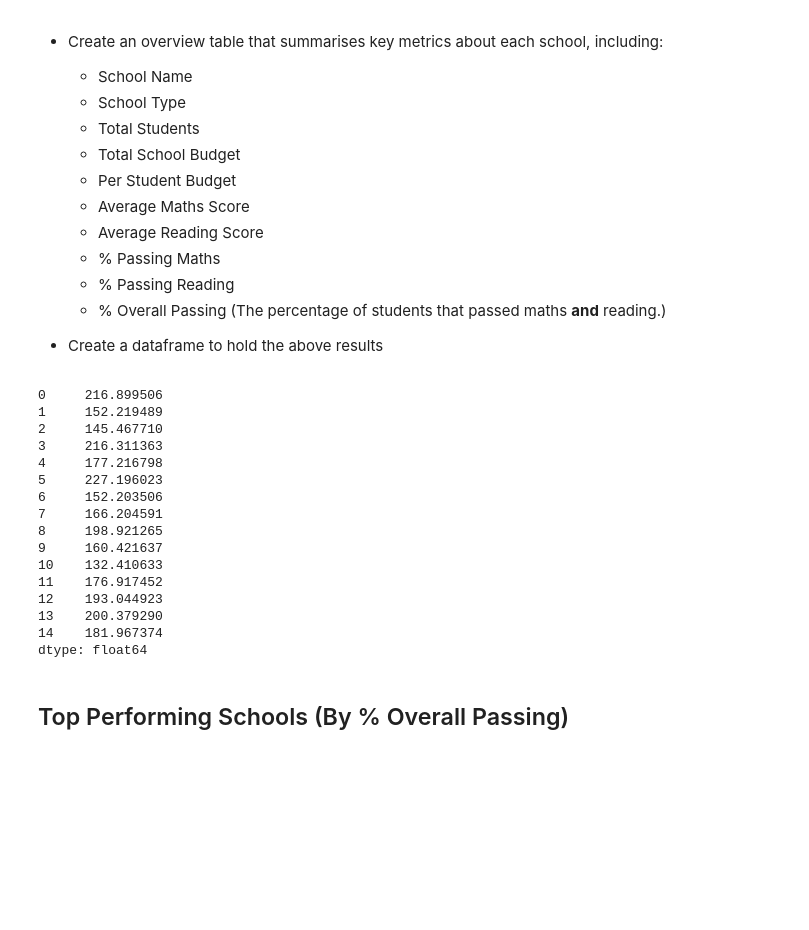
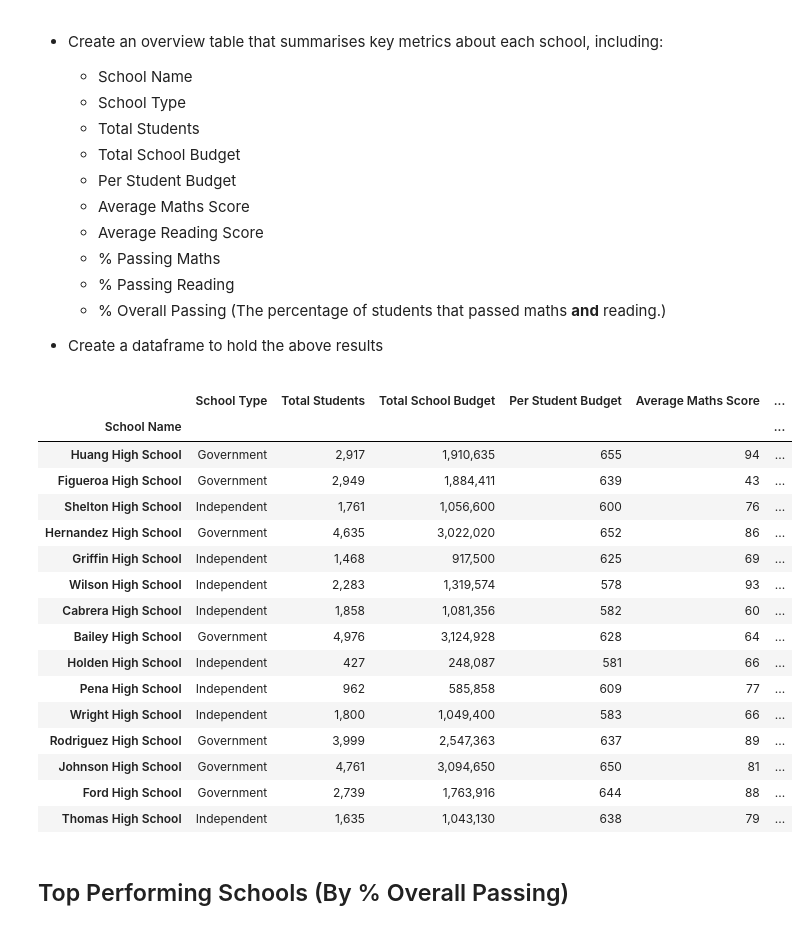
Before and after one commit to ljulbrich/pandas-challenge, a Jupyter notebook: PyCitySchools/PyCitySchools_starter.ipynb, the cells around one changed output. Saved outputs shown, nothing was run; the diff lists cells and outputs as text; code cells hidden in the pictures; blank space fills up the shorter version.

Commit message:
Finished school summary

```diff
--- a/PyCitySchools/PyCitySchools_starter.ipynb
+++ b/PyCitySchools/PyCitySchools_starter.ipynb
@@ -91,64 +93,65 @@ LGA_summary
 
 * Create a dataframe to hold the above results
 # %%
-
+# Creating an empty dataframe to put all the values in
 school_summary_df = pd.DataFrame({"School Name" : [], "School Type" : [], "Total Students" : [], "Total School Budget" : [],
                                   "Per Student Budget" : [], "Average Maths Score" : [],
                                   "Average Reading Score" : [], "% Passing Maths" : [], "% Passing Reading" : [],
                                   "% Overall Passing" : []})
 
+# This section allocates all of the columns in school_summary_df that don't need extensive calculations
 school_summary_df["School Name"] = school_data["school_name"]
 school_summary_df["School Type"] = school_data["type"]
 school_summary_df["Total Students"] = school_data["size"]
 school_summary_df["Total School Budget"] = school_data["budget"]
 school_summary_df["Per Student Budget"] = school_summary_df["Total School Budget"]/school_summary_df["Total Students"]
 school_summary_df["Average Maths Score"] = school_data_complete["maths_score"]
 school_summary_df["Average Reading Score"] = school_data_complete["reading_score"]
 
-
-
+# Created a new dataframe which sorts by school_name to find values above 50
 school_sorted_name = school_data_complete.sort_values(by="school_name")
 
+# The next four lines apply a lambda function to the school_sorted_name dataframe which counts each row above 50, finds the average of that calculation,
+# and then multiplies by 100 to get the percentage
 school_passing_maths = school_sorted_name.groupby("school_name")["maths_score"].apply(lambda x: (x > 50).mean() * 100).reset_index()
 school_summary_df["% Passing Maths"] = school_passing_maths["maths_score"]
 
 school_passing_reading = school_sorted_name.groupby("school_name")["reading_score"].apply(lambda x: (x > 50).mean() * 100).reset_index()
 school_summary_df["% Passing Reading"] = school_passing_reading["reading_score"]
 
-# TODO fix this to give an appropriate passing score
-# Don't use school_summary_df
-# Sort student_complete.csv by school and find actual percentages
-school_overall_passing = (
-    (((school_summary_df["Average Maths Score"]) / (school_passing_maths["maths_score"])) +
-     ((school_summary_df["Average Reading Score"]) / (school_passing_reading["reading_score"])))) * 100
+# This section creates a new column in the school_sorted_name dataframe which then performs the same function as the above section using .gt to get vales greater than 50
+school_overall_passing = school_sorted_name.assign(overall_score = school_sorted_name[["maths_score", "reading_score"]].gt(50).mean(axis=1) * 100).groupby("school_name")["overall_score"].mean().reset_index()
+school_summary_df["% Overall Passing"] = school_overall_passing["overall_score"]
 
-
-
+# This section formats numbers over 100 and percentages for readability
+school_summary_df["Total Students"] = school_summary_df["Total Students"].map("{:,.0f}".format)
+school_summary_df["Total School Budget"] = school_summary_df["Total School Budget"].map("{:,.0f}".format)
+school_summary_df["Per Student Budget"] = school_summary_df["Per Student Budget"].map("{:,.0f}".format)
 school_summary_df["% Passing Maths"] = school_summary_df["% Passing Maths"].map("{:,.2f} %".format)
 school_summary_df["% Passing Reading"] = school_summary_df["% Passing Reading"].map("{:,.2f} %".format)
 school_summary_df["% Overall Passing"] = school_summary_df["% Overall Passing"].map("{:,.2f} %".format)
 
-school_overall_passing
 
-# school_summary_df = school_summary_df.set_index("School Name")
-# school_summary_df
+school_summary_df = school_summary_df.set_index("School Name")
+school_summary_df
 # %% [output]
-0     216.899506
-1     152.219489
-2     145.467710
-3     216.311363
-4     177.216798
-5     227.196023
-6     152.203506
-7     166.204591
-8     198.921265
-9     160.421637
-10    132.410633
-11    176.917452
-12    193.044923
-13    200.379290
-14    181.967374
-dtype: float64
+|  | School Type | Total Students | Total School Budget | Per Student Budget | Average Maths Score | ... |
+| School Name |  |  |  |  |  | ... |
+| Huang High School | Government | 2,917 | 1,910,635 | 655 | 94 | ... |
+| Figueroa High School | Government | 2,949 | 1,884,411 | 639 | 43 | ... |
+| Shelton High School | Independent | 1,761 | 1,056,600 | 600 | 76 | ... |
+| Hernandez High School | Government | 4,635 | 3,022,020 | 652 | 86 | ... |
+| Griffin High School | Independent | 1,468 | 917,500 | 625 | 69 | ... |
+| Wilson High School | Independent | 2,283 | 1,319,574 | 578 | 93 | ... |
+| Cabrera High School | Independent | 1,858 | 1,081,356 | 582 | 60 | ... |
+| Bailey High School | Government | 4,976 | 3,124,928 | 628 | 64 | ... |
+| Holden High School | Independent | 427 | 248,087 | 581 | 66 | ... |
+| Pena High School | Independent | 962 | 585,858 | 609 | 77 | ... |
+| Wright High School | Independent | 1,800 | 1,049,400 | 583 | 66 | ... |
+| Rodriguez High School | Government | 3,999 | 2,547,363 | 637 | 89 | ... |
+| Johnson High School | Government | 4,761 | 3,094,650 | 650 | 81 | ... |
+| Ford High School | Government | 2,739 | 1,763,916 | 644 | 88 | ... |
+| Thomas High School | Independent | 1,635 | 1,043,130 | 638 | 79 | ... |
 # %% [markdown]
 ## Top Performing Schools (By % Overall Passing)
 # %% [markdown]
```
Also changed, not shown: parts of 7 cells of this notebook, 1 other file.
